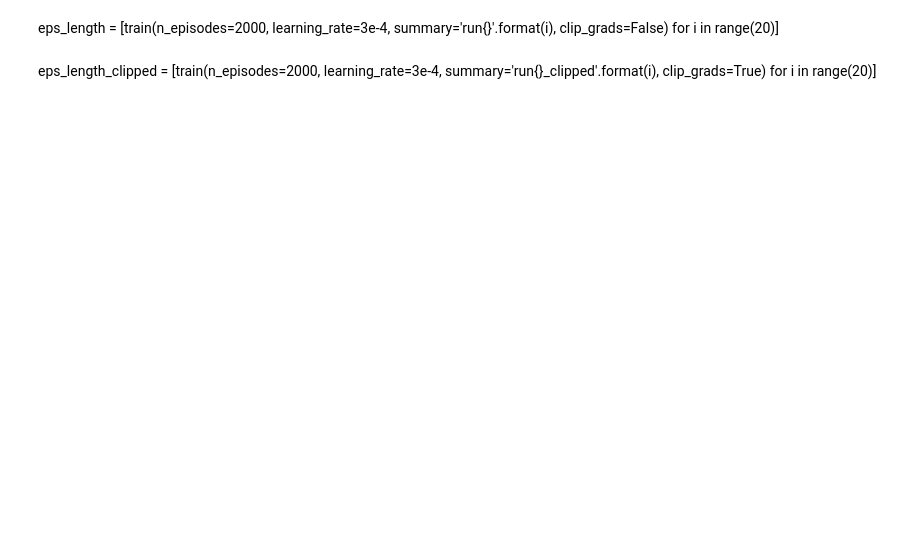
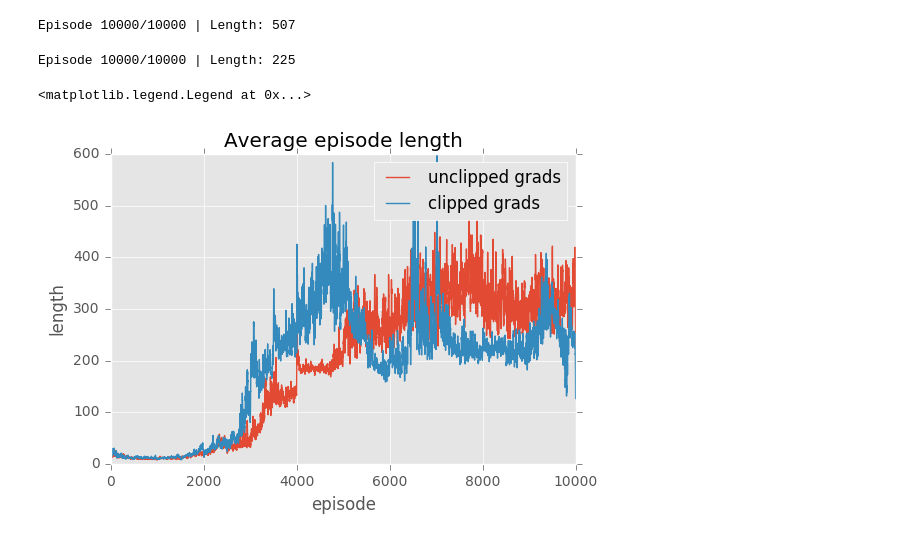
Before and after one commit to lgvaz/learning_rl, a Jupyter notebook: cart_pole/Q_Learning_target_net.ipynb, the cells around one changed output. Saved outputs shown, nothing was run; the diff lists cells and outputs as text; code cells hidden in the pictures; blank space fills up the shorter version.

Commit message:
cartpole target net

```diff
--- a/cart_pole/Q_Learning_target_net.ipynb
+++ b/cart_pole/Q_Learning_target_net.ipynb
@@ -143,5 +158,10 @@ def test_updates(n_updates=100, batch_size=100, learning_rate=1e-2):
                 Q_new = np.mean(test.predict(sess, states), axis=0)
                 Q_diff.append(Q_new - Q_old)
             print('Action {}: {}'.format(action, np.sum(Q_diff, axis=0)))
+# %%
+def convolve(x, window_size):
+    ''' Take the mean of array over window '''
+    weigths = np.repeat(1.0, window_size) / window_size
+    return np.convolve(x, weigths, 'same')
 # %%
 test_updates()
@@ -148,13 +171,14 @@ test_updates()
 # %%
-def train(n_episodes, learning_rate, discount_factor=0.99, epsilon_max=1, epsilon_min=0.01, tau=1e-3,
-          hidden_size=16, clip_grads=False, batch_size=32, min_replays=10000, summary=None):
+def train(n_episodes, learning_rate, discount_factor=0.99, epsilon_max=1, epsilon_min=0.01,
+          epsilon_step=2e-3, tau=1e-3,hidden_size=16, clip_grads=False,
+          batch_size=32, min_replays=10000, update_step=1000, summary=None):
 
     # Create the network to approximate Q function
     tf.reset_default_graph()
     Q_main = Approximator(n_features, n_actions, hidden_size, learning_rate,
-                          clip_grads=clip_grads, summary_name=summary, scope='main')
-    Q_target = Approximator(n_features, n_actions, hidden_size, learning_rate,
-                            clip_grads=clip_grads, summary_name=summary, scope='target')
+                          clip_grads=clip_grads, summary_name=summary)
+    Q_target = Target_Net(n_features, n_actions, hidden_size, learning_rate,
+                            clip_grads=clip_grads)
     # Create operation that update target network
     tvars = tf.trainable_variables()
     update_op = update_target_op(tvars, tau)
@@ -184,7 +208,7 @@ def train(n_episodes, learning_rate, discount_factor=0.99, epsilon_max=1, epsilo
         for i_episode in range(n_episodes):
             state = env.reset()
             # Exponentially decay epsilon
-            epsilon = epsilon_min + (epsilon_max - epsilon_min) * np.exp(-5e-4 * i_episode)
+            epsilon = epsilon_min + (epsilon_max - epsilon_min) * np.exp(-epsilon_step * i_episode)
 
             # Repeat until episode is finished
             for t in itertools.count():
@@ -198,20 +222,22 @@ def train(n_episodes, learning_rate, discount_factor=0.99, epsilon_max=1, epsilo
                 replays.add(state, action, reward, next_state, done)
 
                 # Get replays to train on
-                b_state, b_action, b_reward, b_next_state, b_done = map(np.array, zip(*replays.sample(16)))
+                b_state, b_action, b_reward, b_next_state, b_done = map(np.array, zip(*replays.sample(batch_size)))
                 # Generate td_targets (target is only the reward if done)
                 Q_next = Q_target.predict(sess, b_next_state)
                 Q_next_max = np.max(Q_next, axis=1)
                 b_td_targets = b_reward + np.bitwise_xor(b_done, 1) * (discount_factor * Q_next_max)
                 # Update weights
                 Q_main.update(sess, b_state, b_action, b_td_targets)
-                # Update target network
-                update_target(sess, update_op)
 
                 # Update state
                 if done:
                     break
                 state = next_state
+
+            # Update target network
+            if i_episode % update_step == 0:
+                update_target(sess, update_op)
 
             # Add episode length to tensorboard
             if summary is not None:
@@ -225,4 +251,6 @@ def train(n_episodes, learning_rate, discount_factor=0.99, epsilon_max=1, epsilo
 
     return ep_length
 # %%
-ep_length = train(n_episodes=20000, learning_rate=3e-4, clip_grads=True, tau=1e-2)
+ep_length = train(n_episodes=10000, learning_rate=3e-4, clip_grads=False, tau=1, update_step=500)
+# %% [output]
+Episode 10000/10000 | Length: 507
@@ -233,6 +256,0 @@ g = tf.get_default_graph()
-# %% [markdown]
-eps_length = [train(n_episodes=2000, learning_rate=3e-4,
-                    summary='run{}'.format(i), clip_grads=False) for i in range(20)]
-# %% [markdown]
-eps_length_clipped = [train(n_episodes=2000, learning_rate=3e-4,
-                            summary='run{}_clipped'.format(i), clip_grads=True) for i in range(20)]
@@ -241,6 +257,15 @@ plt.plot(ep_length)
+# %%
+ep_length_clipped = train(n_episodes=10000, learning_rate=3e-4, clip_grads=True, tau=1, update_step=500)
+# %% [output]
+Episode 10000/10000 | Length: 225
 # %%
-# Plot episodes length smoothed over 20 runs
-plt.plot(np.mean(eps_length, axis=0), label='unclipped grads')
-plt.plot(np.mean(eps_length_clipped, axis=0), label='clipped grads')
+# Plot episodes length smoothed over a window size of 10
+plt.plot(convolve(ep_length, 10), label='unclipped grads')
+plt.plot(convolve(ep_length_clipped, 10), label='clipped grads')
+plt.title('Average episode length')
+plt.xlabel('episode')
+plt.ylabel('length')
 plt.legend()
-plt.ylim(0, 1200)
+# %% [output]
+<matplotlib.legend.Legend at 0x...>
+[figure, added]
```
Also changed, not shown: parts of 10 cells of this notebook.
